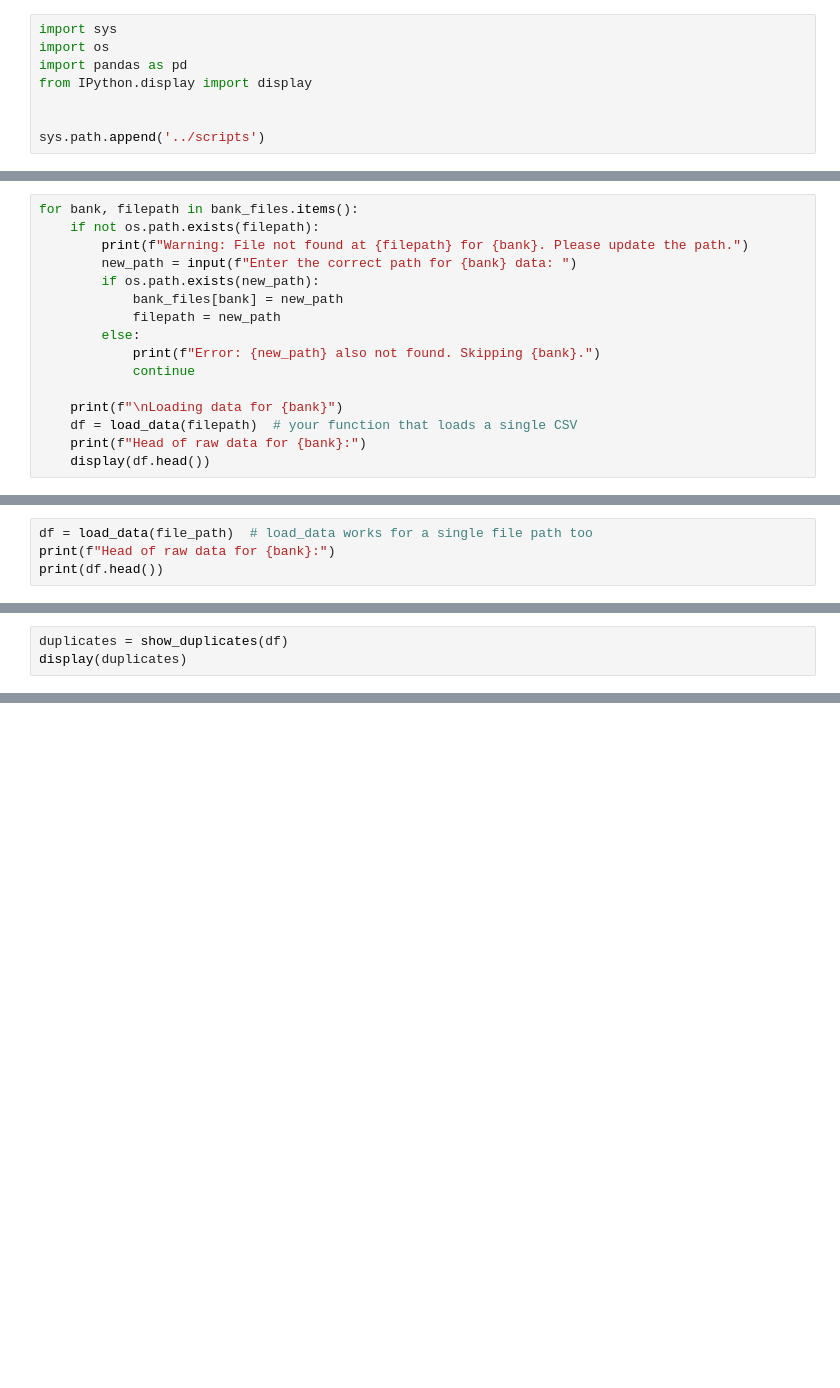
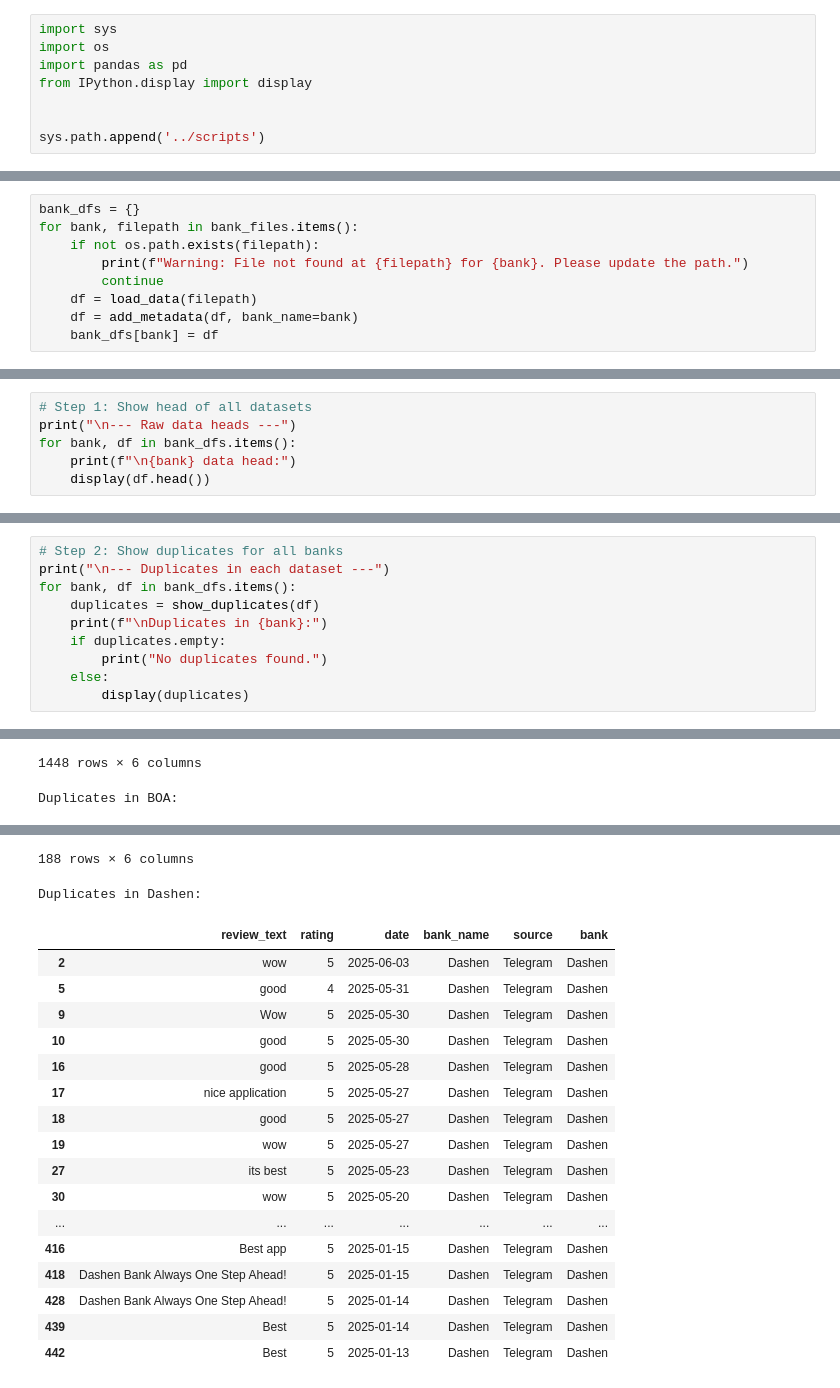
Before and after one commit to sami4Teferi/EthiopianFintechAnalysis, a Jupyter notebook: notebooks/Preprocessing.ipynb, the cells around one changed output, grey strips where cells are left out. Saved outputs shown, nothing was run; the diff lists cells and outputs as text; blank space fills up the shorter version.

```diff
--- a/notebooks/Preprocessing.ipynb
+++ b/notebooks/Preprocessing.ipynb
@@ -21,18 +25,11 @@ bank_files = {
     'Dashen': '../data/Dashen_reviews_20250608_100557.csv'
 }
 # %%
+bank_dfs = {}
 for bank, filepath in bank_files.items():
     if not os.path.exists(filepath):
         print(f"Warning: File not found at {filepath} for {bank}. Please update the path.")
-        new_path = input(f"Enter the correct path for {bank} data: ")
-        if os.path.exists(new_path):
-            bank_files[bank] = new_path
-            filepath = new_path
-        else:
-            print(f"Error: {new_path} also not found. Skipping {bank}.")
-            continue
-
-    print(f"\nLoading data for {bank}")
-    df = load_data(filepath)  # your function that loads a single CSV
-    print(f"Head of raw data for {bank}:")
-    display(df.head())
+        continue
+    df = load_data(filepath)
+    df = add_metadata(df, bank_name=bank)
+    bank_dfs[bank] = df
@@ -64,4 +35,0 @@ Head of raw data for Dashen:
-# %%
-df = load_data(file_path)  # load_data works for a single file path too
-print(f"Head of raw data for {bank}:")
-print(df.head())
@@ -82,0 +36,6 @@ Head of raw data for Dashen:
+# %%
+# Step 1: Show head of all datasets
+print("\n--- Raw data heads ---")
+for bank, df in bank_dfs.items():
+    print(f"\n{bank} data head:")
+    display(df.head())
@@ -83,3 +66,11 @@ Head of raw data for Dashen:
 # %%
-duplicates = show_duplicates(df)
-display(duplicates)
+# Step 2: Show duplicates for all banks
+print("\n--- Duplicates in each dataset ---")
+for bank, df in bank_dfs.items():
+    duplicates = show_duplicates(df)
+    print(f"\nDuplicates in {bank}:")
+    if duplicates.empty:
+        print("No duplicates found.")
+    else:
+        display(duplicates)
+# %% [output]
@@ -85,0 +92,2 @@ display(duplicates)
+1448 rows × 6 columns
+Duplicates in BOA:
@@ -85,0 +106,19 @@ display(duplicates)
+188 rows × 6 columns
+Duplicates in Dashen:
+|  | review_text | rating | date | bank_name | source | bank |
+| 2 | wow | 5 | 2025-06-03 | Dashen | Telegram | Dashen |
+| 5 | good | 4 | 2025-05-31 | Dashen | Telegram | Dashen |
+| 9 | Wow | 5 | 2025-05-30 | Dashen | Telegram | Dashen |
+| 10 | good | 5 | 2025-05-30 | Dashen | Telegram | Dashen |
+| 16 | good | 5 | 2025-05-28 | Dashen | Telegram | Dashen |
+| 17 | nice application | 5 | 2025-05-27 | Dashen | Telegram | Dashen |
+| 18 | good | 5 | 2025-05-27 | Dashen | Telegram | Dashen |
+| 19 | wow | 5 | 2025-05-27 | Dashen | Telegram | Dashen |
+| 27 | its best | 5 | 2025-05-23 | Dashen | Telegram | Dashen |
+| 30 | wow | 5 | 2025-05-20 | Dashen | Telegram | Dashen |
+| ... | ... | ... | ... | ... | ... | ... |
+| 416 | Best app | 5 | 2025-01-15 | Dashen | Telegram | Dashen |
+| 418 | Dashen Bank Always One Step Ahead! | 5 | 2025-01-15 | Dashen | Telegram | Dashen |
+| 428 | Dashen Bank Always One Step Ahead! | 5 | 2025-01-14 | Dashen | Telegram | Dashen |
+| 439 | Best | 5 | 2025-01-14 | Dashen | Telegram | Dashen |
+| 442 | Best | 5 | 2025-01-13 | Dashen | Telegram | Dashen |
```
Also changed, not shown: parts of 15 cells of this notebook, 1 other file.
